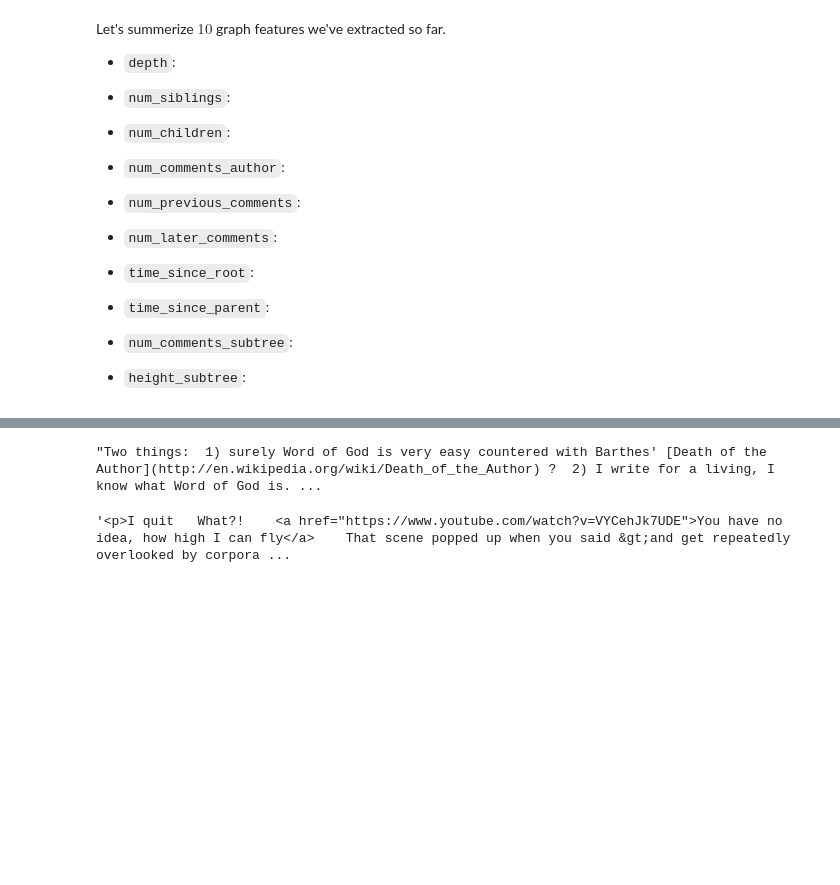
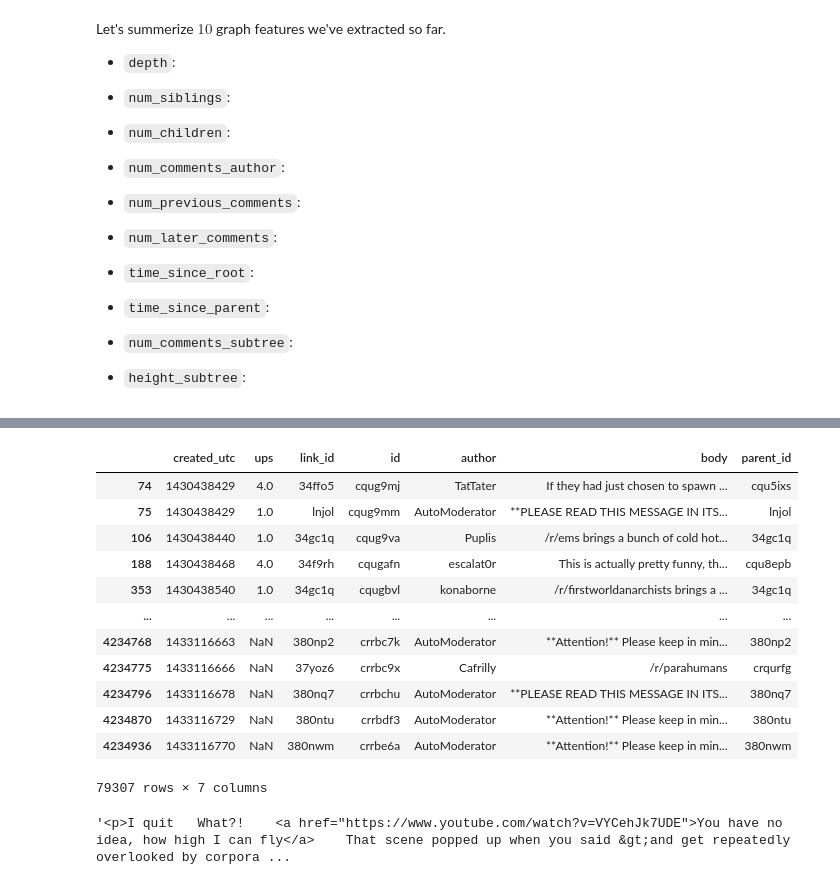
Before and after one commit to nershman/AskRedditScorePrediction, a Jupyter notebook: textfeaturiz.ipynb, the cells around one changed output, grey strips where cells are left out. Drawn from its saved outputs; the diff is of its cells as text; code cells hidden in the pictures; blank space fills up the shorter version.

```diff
--- a/textfeaturiz.ipynb
+++ b/textfeaturiz.ipynb
@@ -148,7 +154,19 @@ import HTMLParser
 # %%
 #df_text = df.dropna(subset=['body'])
 # %%
-#df_text.loc[df.body.str.contains('paragraphs', na=False)]
-df_text.loc[df_text.id=='crqm50x'].body[4145696]
+df_text.loc[df.body.str.contains('/r/', na=False)]
+#df_text.loc[df_text.id=='crqm50x']
 # %% [output]
+|  | created_utc | ups | link_id | id | author | body | parent_id |
+| 74 | 1430438429 | 4.0 | 34ffo5 | cqug9mj | TatTater | If they had just chosen to spawn ... | cqu5ixs |
+| 75 | 1430438429 | 1.0 | lnjol | cqug9mm | AutoModerator | **PLEASE READ THIS MESSAGE IN ITS... | lnjol |
+| 106 | 1430438440 | 1.0 | 34gc1q | cqug9va | Puplis | /r/ems brings a bunch of cold hot... | 34gc1q |
+| 188 | 1430438468 | 4.0 | 34f9rh | cqugafn | escalat0r | This is actually pretty funny, th... | cqu8epb |
+| 353 | 1430438540 | 1.0 | 34gc1q | cqugbvl | konaborne | /r/firstworldanarchists brings a ... | 34gc1q |
+| ... | ... | ... | ... | ... | ... | ... | ... |
+| 4234768 | 1433116663 | NaN | 380np2 | crrbc7k | AutoModerator | **Attention!** Please keep in min... | 380np2 |
+| 4234775 | 1433116666 | NaN | 37yoz6 | crrbc9x | Cafrilly | /r/parahumans | crqurfg |
+| 4234796 | 1433116678 | NaN | 380nq7 | crrbchu | AutoModerator | **PLEASE READ THIS MESSAGE IN ITS... | 380nq7 |
+| 4234870 | 1433116729 | NaN | 380ntu | crrbdf3 | AutoModerator | **Attention!** Please keep in min... | 380ntu |
+| 4234936 | 1433116770 | NaN | 380nwm | crrbe6a | AutoModerator | **Attention!** Please keep in min... | 380nwm |
-"Two things:  1) surely Word of God is very easy countered with Barthes' [Death of the Author](http://en.wikipedia.org/wiki/Death_of_the_Author) ?  2) I write for a living, I know what Word of God is. ...
+79307 rows × 7 columns
```
Also changed, not shown: parts of 12 cells of this notebook.
